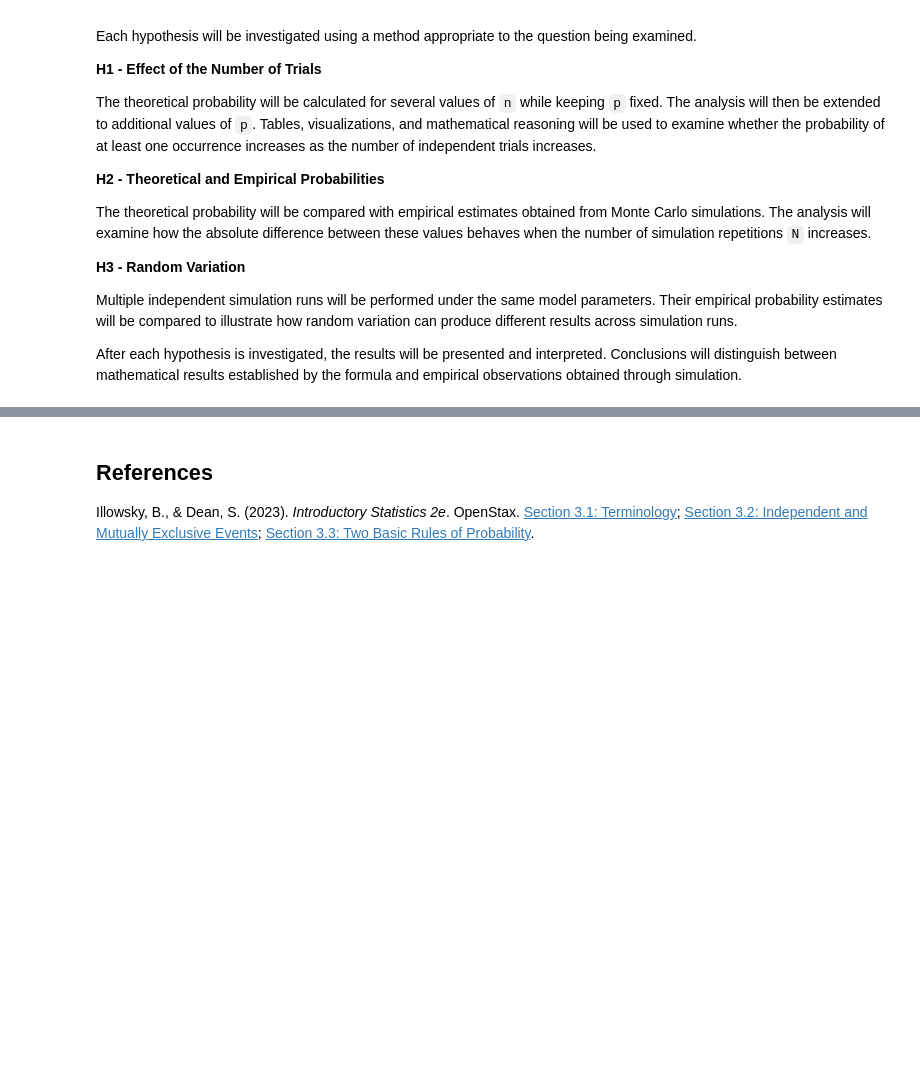
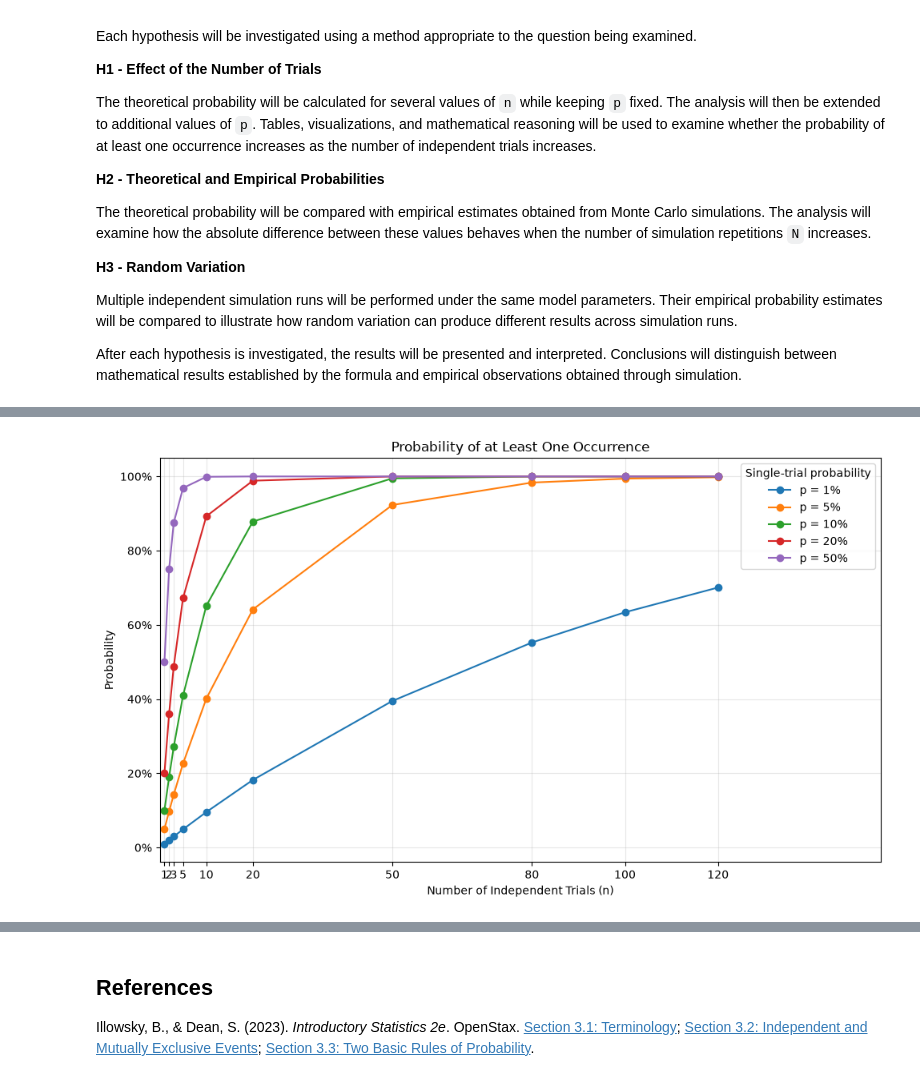
Before and after one commit to tsvvladimirova/rare-events-probability-study, a Jupyter notebook: rare_events_analysis.ipynb, the cells around one changed output, grey strips where cells are left out. Drawn from its saved outputs; the diff is of its cells as text; code cells hidden in the pictures; blank space fills up the shorter version.

```diff
--- a/rare_events_analysis.ipynb
+++ b/rare_events_analysis.ipynb
@@ -548,0 +565,18 @@ After each hypothesis is investigated, the results will be presented and interpr
+# %%
+# H1: Investigate how the number of independent trials affects probability
+
+# Define the single-trial probabilities to compare
+probabilities = [0.01, 0.05, 0.1, 0.2, 0.5]  # Illustrative values of p
+
+# Define the numbers of independent trials to investigate
+trial_counts = [1, 2, 3, 5, 10, 20, 50, 80, 100, 120]  # Values of n
+
+
+# Calculate theoretical probabilities for each combination of p and n
+for p in probabilities:  # Repeat the analysis for each single-trial probability
+    print(f"\nSingle-trial probability p = {p:.0%}")
+
+    for n in trial_counts:  # Examine each number of independent trials
+        theoretical_probability = 1 - (1 - p) ** n
+
+        print(f"n = {n:2}: Theoretical probability = {theoretical_probability:.2%}")
@@ -548,0 +601,47 @@ After each hypothesis is investigated, the results will be presented and interpr
+# %%
+# Visualize the theoretical probability calculations
+
+import matplotlib.pyplot as plt
+from matplotlib.ticker import PercentFormatter
+
+
+plt.figure(figsize=(10, 6))
+
+
+for p in probabilities:
+    theoretical_probabilities = []  # Store the calculated probabilities for this p
+
+    # Calculate the probability for each number of trials
+    for n in trial_counts:
+        probability = 1 - (1 - p) ** n  # Apply the complement rule
+        theoretical_probabilities.append(probability)  # Save the result
+
+    # Plot the results for the current value of p
+    plt.plot(
+        trial_counts,
+        theoretical_probabilities,
+        marker="o",
+        label=f"p = {p:.0%}"
+    )
+
+
+plt.title("Probability of at Least One Occurrence")
+plt.xlabel("Number of Independent Trials (n)")
+plt.ylabel("Probability")
+plt.xlim(0, 155)
+plt.xticks(trial_counts)
+
+
+plt.gca().yaxis.set_major_formatter(
+    PercentFormatter(1.0)
+)
+
+
+plt.legend(title="Single-trial probability")
+plt.grid(True, alpha=0.3)
+
+
+plt.tight_layout()
+plt.show()
+# %% [output]
+[figure, added]
```
Also changed, not shown: parts of 3 cells of this notebook.
